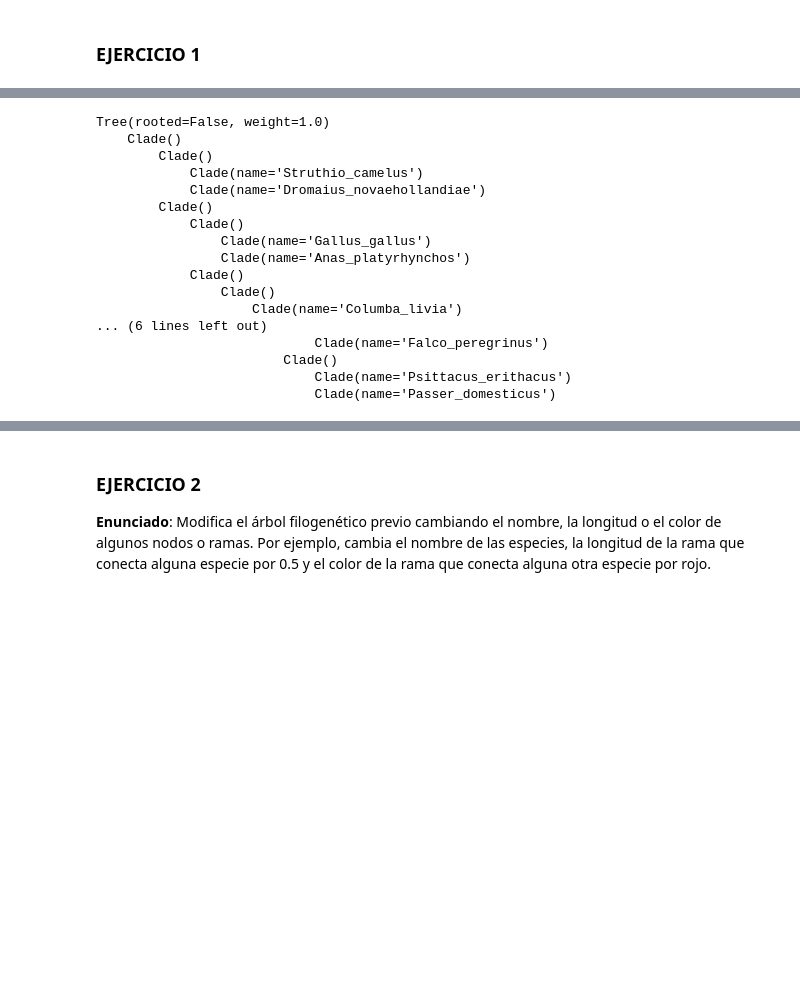
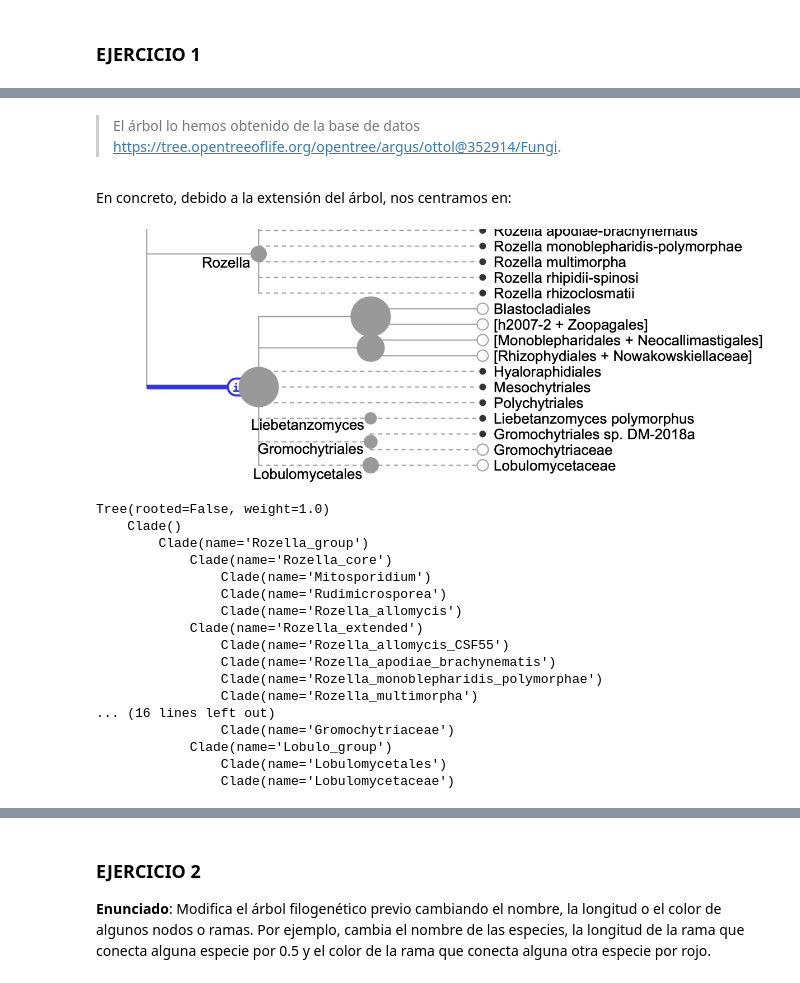
Before and after one commit to giselabcruz/phylogenetic-trees-exercises, a Jupyter notebook: exercises.ipynb, the cells around one changed output, grey strips where cells are left out. Drawn from its saved outputs; the diff is of its cells as text; code cells hidden in the pictures; blank space fills up the shorter version.

```diff
--- a/exercises.ipynb
+++ b/exercises.ipynb
@@ -9,26 +18,34 @@ Que tenga al menos 10 clados.
+# %% [markdown]
+> El árbol lo hemos obtenido de la base de datos https://tree.opentreeoflife.org/opentree/argus/ottol@352914/Fungi.
+# %% [markdown]
+En concreto, debido a la extensión del árbol, nos centramos en:
+# %%
+display(Image(filename="fungi_extracted.png"))
+# %% [output]
+[figure, added]
 # %%
 from Bio import Phylo
 # %%
-tree = Phylo.read("birds_newick_tree.dnd", "newick")
+tree = Phylo.read("fungi.dnd", "newick")
 print(tree)
 # %% [output]
 Tree(rooted=False, weight=1.0)
     Clade()
-        Clade()
-            Clade(name='Struthio_camelus')
-            Clade(name='Dromaius_novaehollandiae')
-        Clade()
-            Clade()
-                Clade(name='Gallus_gallus')
-                Clade(name='Anas_platyrhynchos')
-            Clade()
-                Clade()
-                    Clade(name='Columba_livia')
-... (6 lines left out)
-                            Clade(name='Falco_peregrinus')
-                        Clade()
-                            Clade(name='Psittacus_erithacus')
-                            Clade(name='Passer_domesticus')
+        Clade(name='Rozella_group')
+            Clade(name='Rozella_core')
+                Clade(name='Mitosporidium')
+                Clade(name='Rudimicrosporea')
+                Clade(name='Rozella_allomycis')
+            Clade(name='Rozella_extended')
+                Clade(name='Rozella_allomycis_CSF55')
+                Clade(name='Rozella_apodiae_brachynematis')
+                Clade(name='Rozella_monoblepharidis_polymorphae')
+                Clade(name='Rozella_multimorpha')
+... (16 lines left out)
+                Clade(name='Gromochytriaceae')
+            Clade(name='Lobulo_group')
+                Clade(name='Lobulomycetales')
+                Clade(name='Lobulomycetaceae')
 # %%
 Phylo.draw_ascii(tree)
 # %% [output]
```
Also changed, not shown: parts of 6 cells of this notebook.
